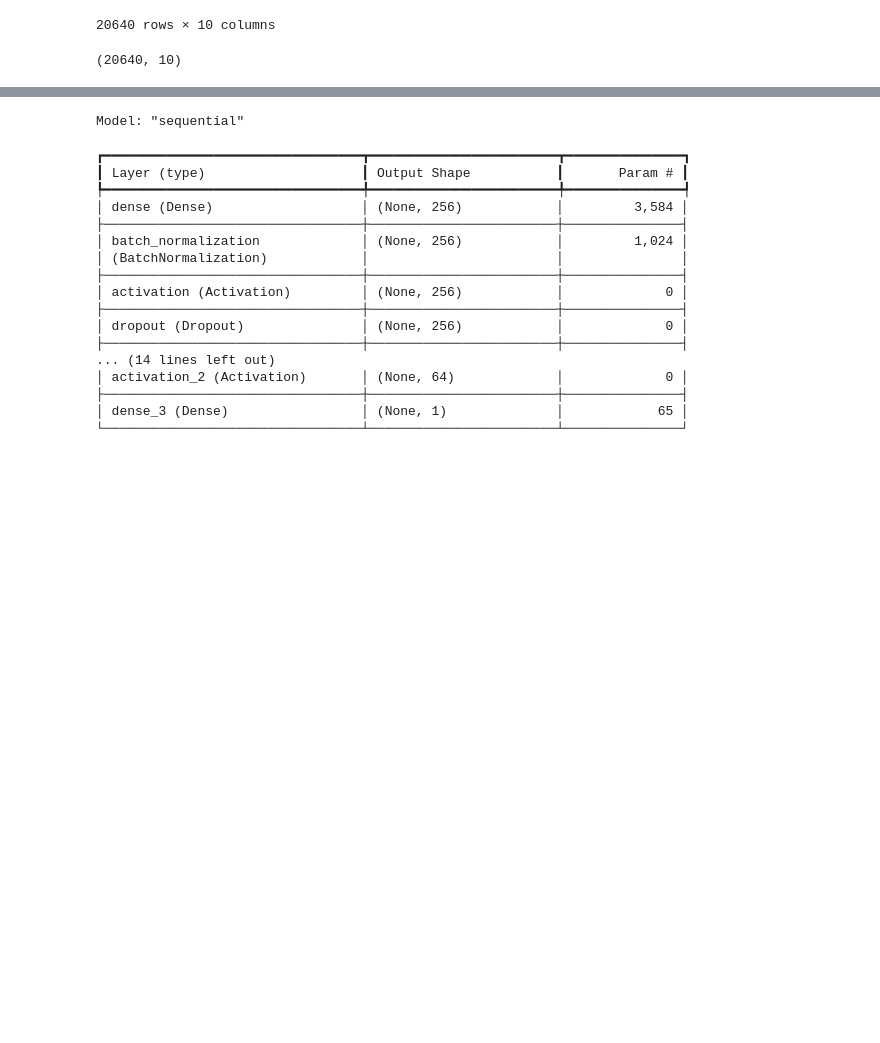
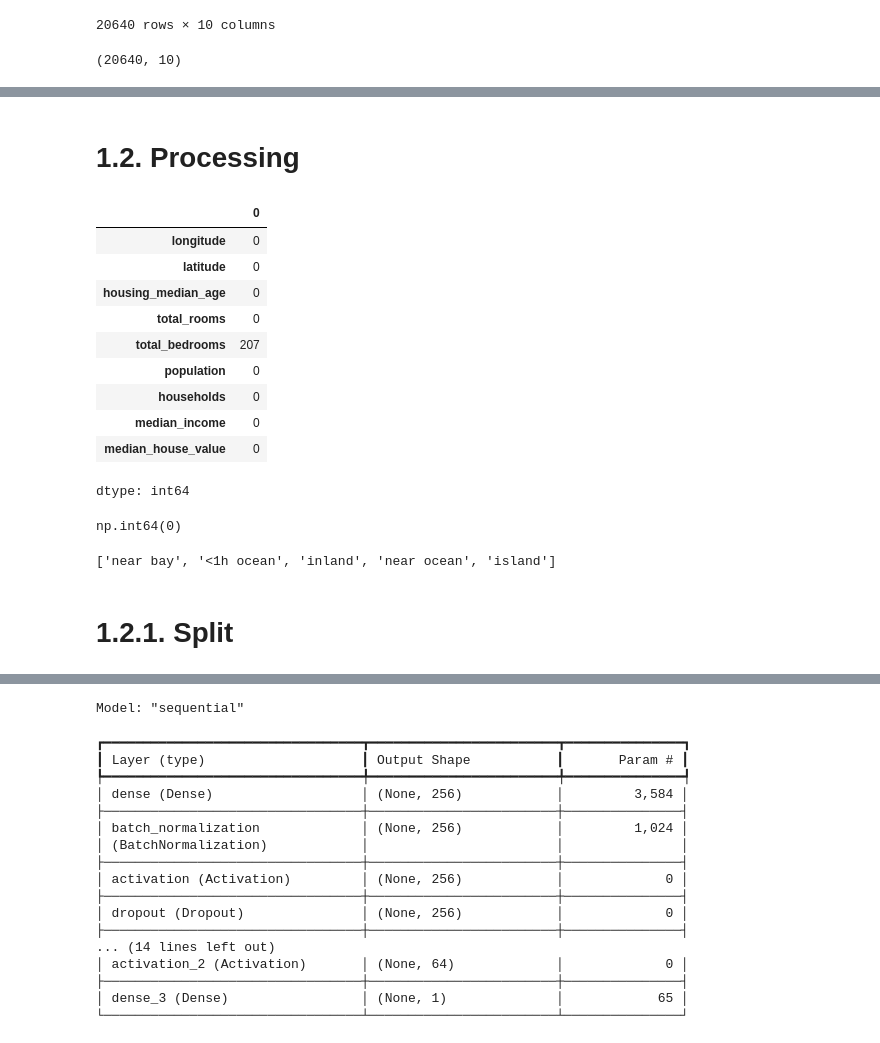
Before and after one commit to ldc902/predicting-house-prices, a Jupyter notebook: train_model.ipynb, the cells around one changed output, grey strips where cells are left out. Saved outputs shown, nothing was run; the diff lists cells and outputs as text; code cells hidden in the pictures; blank space fills up the shorter version.

```diff
--- a/train_model.ipynb
+++ b/train_model.ipynb
@@ -185,12 +59,0 @@ numpy.ndarray
-# %%
-X_ocp = pd.DataFrame(
-    X_ocp,
-    columns = ocp_onehot_encoder.get_feature_names_out(
-        ['ocean_proximity']
-    ),
-    index = ds.index
-)
-
-ds = pd.concat([ds.drop('ocean_proximity', axis=1), X_ocp], axis=1) # nối dataframe
-
-ds.head(10)
@@ -211,6 +59,0 @@ ds.head(10)
-# %%
-for col_name in ["longitude", "latitude", "housing_median_age", "total_rooms", "total_bedrooms", "population", "households", "median_income", "median_house_value"]:
-  ds[col_name] = pd.to_numeric(ds[col_name], errors='coerce') # invalid thành NaN
-  ds[col_name] = ds[col_name].fillna(ds[col_name].median()) # trung vị
-
-ds.info()
@@ -395,0 +84,33 @@ Y_train
+# %%
+ds["ocean_proximity"] = ds["ocean_proximity"].apply(
+  lambda val: str(val).strip().lower() if pd.notnull(val) else val
+)
+# %%
+numeric_cols = ds.select_dtypes(include="number").columns
+
+for col_name in numeric_cols:
+  ds[col_name] = pd.to_numeric(ds[col_name], errors='coerce') # invalid thành NaN
+# %% [markdown]
+# 1.2. Processing
+# %%
+ds[numeric_cols].isna().sum()
+# %% [output]
+|  | 0 |
+| longitude | 0 |
+| latitude | 0 |
+| housing_median_age | 0 |
+| total_rooms | 0 |
+| total_bedrooms | 207 |
+| population | 0 |
+| households | 0 |
+| median_income | 0 |
+| median_house_value | 0 |
+dtype: int64
+# %%
+ds["ocean_proximity"].isnull().sum()
+# %% [output]
+np.int64(0)
+# %%
+ds["ocean_proximity"].unique().tolist()
+# %% [output]
+['near bay', '<1h ocean', 'inland', 'near ocean', 'island']
@@ -395,0 +131,2 @@ Y_train
+# %% [markdown]
+# 1.2.1. Split
```
Also changed, not shown: parts of 51 cells of this notebook.
